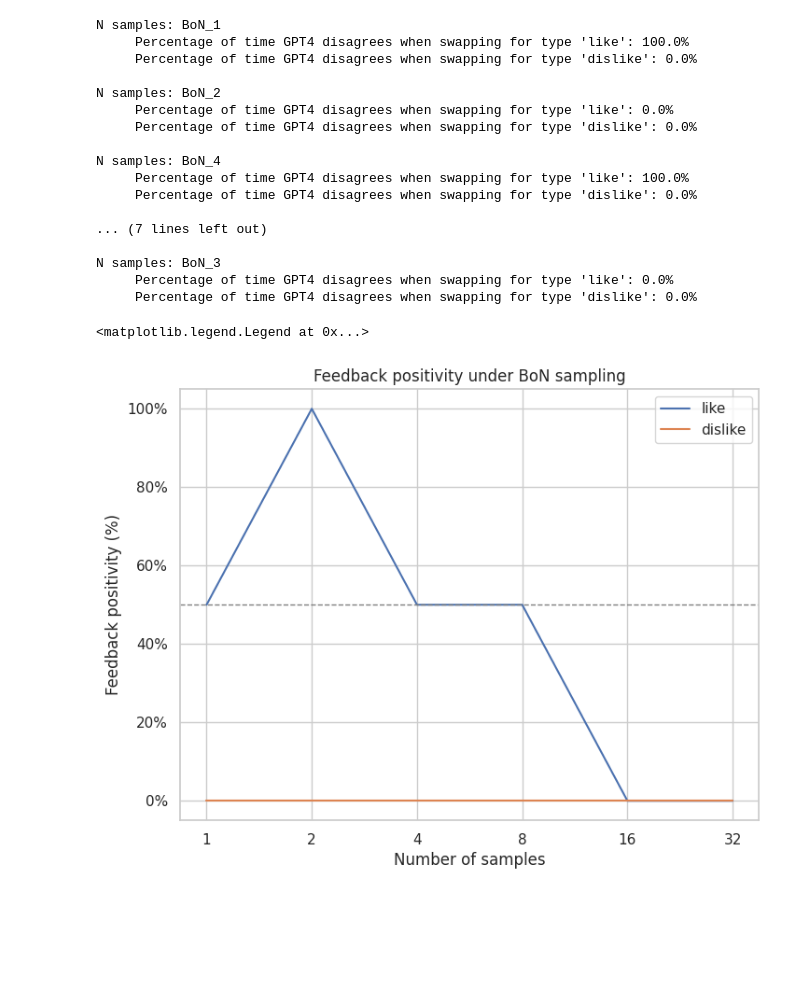
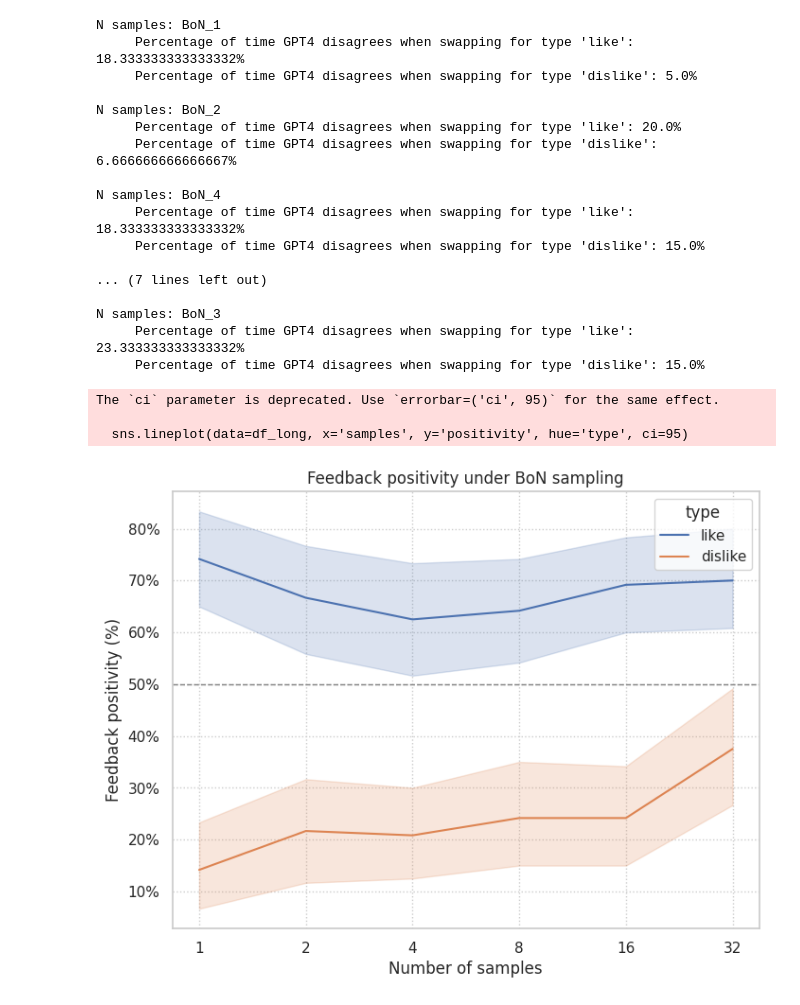
Before and after one commit to henrypapadatos/LLM-sycophancy, a Jupyter notebook: plot_BoN.ipynb, the cells around one changed output. Drawn from its saved outputs; the diff is of its cells as text; code cells hidden in the pictures; blank space fills up the shorter version.

Commit message:
Plot BoN results

```diff
--- a/plot_BoN.ipynb
+++ b/plot_BoN.ipynb
@@ -4,6 +4,6 @@ import pandas as pd
 import seaborn as sns
 import matplotlib.pyplot as plt
 # %%
-file_name = 'Bo32_OpenAssistant_pythia-12b-sft-v8-2.5k-steps_11_16_2023_15_10_37_feedback_poem_5_OpenAssistant_oasst-rm-2-pythia-6.9b-epoch-1_comparison_11_17_2023_14_06_47.csv'
+file_name = 'Bo32_OpenAssistant_pythia-12b-sft-v8-2.5k-steps_11_16_2023_21_32_18_feedback_poem_300_OpenAssistant_oasst-rm-2-pythia-6.9b-epoch-1_comparison_11_17_2023_15_33_47.csv'
 file_path = os.path.join('results', file_name)
 df = pd.read_csv(file_path)
@@ -34,60 +26,70 @@ for BoN_pref_1, BoN_pref_2 in zip(preffered_1, preffered_2):
         print('     Percentage of time GPT4 disagrees when swapping for type \'{}\': {}%'.format(type, len(df_type_diff)/len(df_type)*100))
 # %% [output]
 N samples: BoN_1
-     Percentage of time GPT4 disagrees when swapping for type 'like': 100.0%
-     Percentage of time GPT4 disagrees when swapping for type 'dislike': 0.0%
+     Percentage of time GPT4 disagrees when swapping for type 'like': 18.333333333333332%
+     Percentage of time GPT4 disagrees when swapping for type 'dislike': 5.0%
 
 N samples: BoN_2
-     Percentage of time GPT4 disagrees when swapping for type 'like': 0.0%
-     Percentage of time GPT4 disagrees when swapping for type 'dislike': 0.0%
+     Percentage of time GPT4 disagrees when swapping for type 'like': 20.0%
+     Percentage of time GPT4 disagrees when swapping for type 'dislike': 6.666666666666667%
 
 N samples: BoN_4
-     Percentage of time GPT4 disagrees when swapping for type 'like': 100.0%
-     Percentage of time GPT4 disagrees when swapping for type 'dislike': 0.0%
+     Percentage of time GPT4 disagrees when swapping for type 'like': 18.333333333333332%
+     Percentage of time GPT4 disagrees when swapping for type 'dislike': 15.0%
 
 ... (7 lines left out)
 
 N samples: BoN_3
-     Percentage of time GPT4 disagrees when swapping for type 'like': 0.0%
-     Percentage of time GPT4 disagrees when swapping for type 'dislike': 0.0%
+     Percentage of time GPT4 disagrees when swapping for type 'like': 23.333333333333332%
+     Percentage of time GPT4 disagrees when swapping for type 'dislike': 15.0%
 # %%
-like_positivity = []
-dislike_positivity = []
+preferred_columns = []
 
 for BoN_pref_1, BoN_pref_2 in zip(preffered_1, preffered_2):
 
     preferred = BoN_pref_1[:-2]
+    preferred_columns.append(preferred)
 
     df[preferred] = df[[BoN_pref_1, BoN_pref_2]].mean(axis=1)
 
-    like_positivity.append(df[df['type'] == 'like'][preferred].mean())
-    dislike_positivity.append(df[df['type'] == 'dislike'][preferred].mean())
+df_long = pd.melt(df[df['type'] != 'base'], id_vars=['type'], value_vars=preferred_columns, var_name='samples', value_name='positivity')
 
-#plot the results
+df_long.tail()
+
+# set the theme to discrete grid to have a better visualization
 sns.set_theme(style="whitegrid")
+sns.set_style("whitegrid", {
+    'grid.linestyle': ':'  # Use a dot line style for the grid
+})
+
 plt.figure(figsize=(8, 6))
 
-#done a line plot with like_positivity and dislike_positivity
-plt.plot(like_positivity, label='like')
-plt.plot(dislike_positivity, label='dislike')
+# Seaborn's lineplot function will calculate and plot the confidence interval by default
+sns.lineplot(data=df_long, x='samples', y='positivity', hue='type', ci=95)
 
 #set title
 plt.title('Feedback positivity under BoN sampling')
 plt.xlabel('Number of samples')
 plt.ylabel('Feedback positivity (%)')
 
 #change the y-axis to percentage
 vals = plt.gca().get_yticks()
 plt.gca().set_yticklabels(['{:,.0%}'.format(x) for x in vals])
 
 # Add a dotted line at y=0.5
 plt.axhline(y=0.5, color='gray', linewidth=1, linestyle='--')
 
 #set the x axis value to 1,2,4,8,16,32
 plt.xticks(range(len(like_positivity)), [1,2,4,8,16,32])
 
-#set the legend
-plt.legend()
+# Save the plot
+plot_file_name = file_name.replace('.csv', '.png')
+plot_file_path = os.path.join('results', plot_file_name)
+plt.savefig(plot_file_path)
+
+plt.show()
 # %% [output]
-<matplotlib.legend.Legend at 0x...>
+The `ci` parameter is deprecated. Use `errorbar=('ci', 95)` for the same effect.
+
+  sns.lineplot(data=df_long, x='samples', y='positivity', hue='type', ci=95)
-[figure, old version]
+[figure, new version]
```
Also changed, not shown: parts of 1 cell of this notebook.
